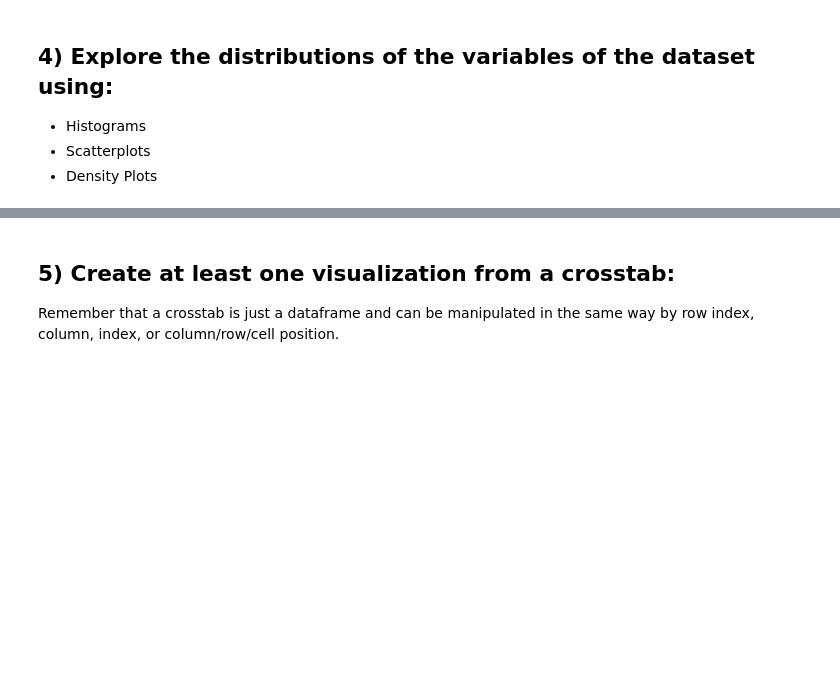
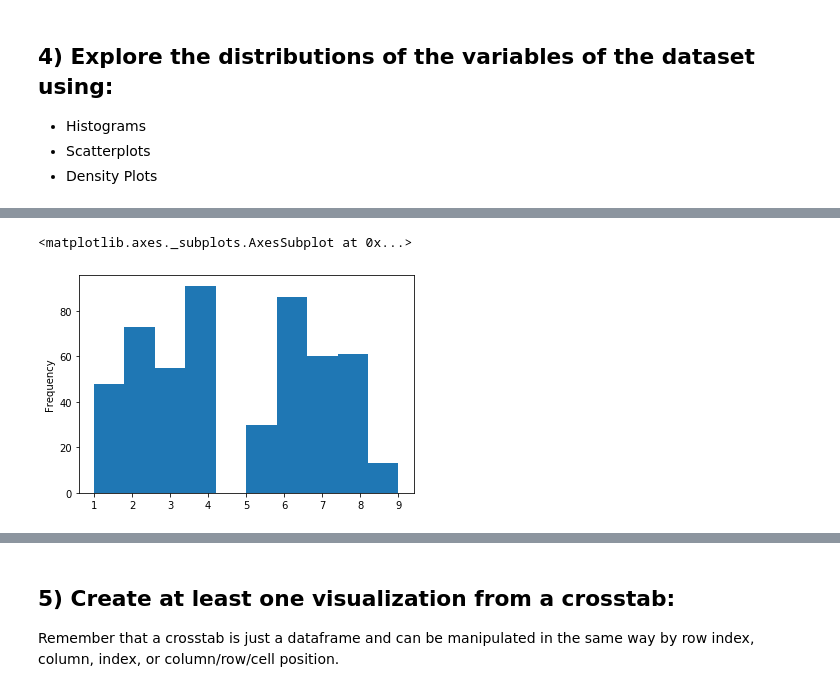
Before and after one commit to rokshana10/DS-Unit-1-Sprint-1-Data-Wrangling-and-Storytelling, a Jupyter notebook: module1-exploratory-data-analysis/LS_DS_111_Exploratory_Data_Analysis_Assignment.ipynb, the cells around one changed output, grey strips where cells are left out. Saved outputs shown, nothing was run; the diff lists cells and outputs as text; code cells hidden in the pictures; blank space fills up the shorter version.

```diff
--- a/module1-exploratory-data-analysis/LS_DS_111_Exploratory_Data_Analysis_Assignment.ipynb
+++ b/module1-exploratory-data-analysis/LS_DS_111_Exploratory_Data_Analysis_Assignment.ipynb
@@ -107,0 +163,5 @@ Take whichever of the above datasets has more categorical variables and use cros
+# %%
+df['X'].plot.hist()
+# %% [output]
+<matplotlib.axes._subplots.AxesSubplot at 0x...>
+[figure, added]
```
Also changed, not shown: parts of 9 cells of this notebook.
